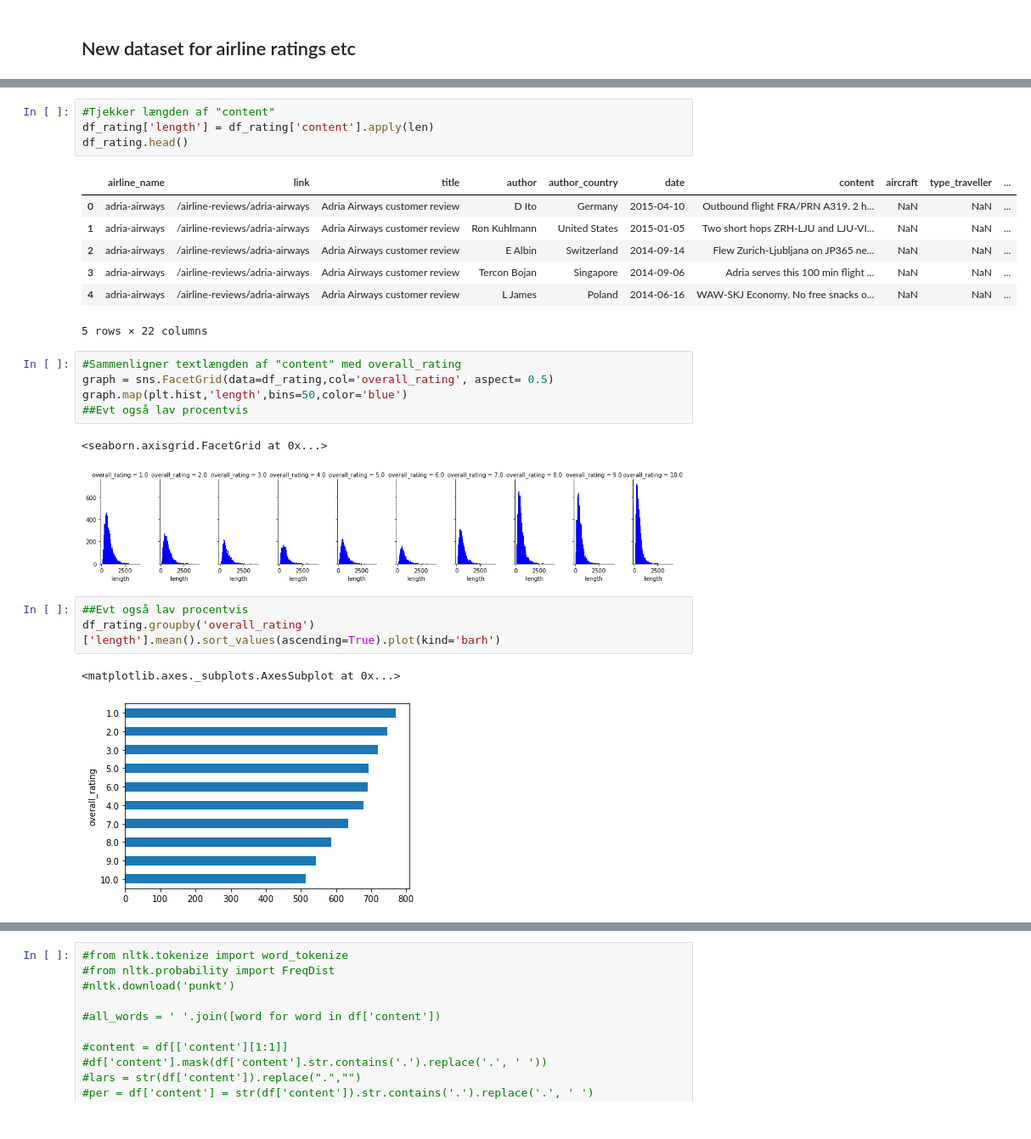
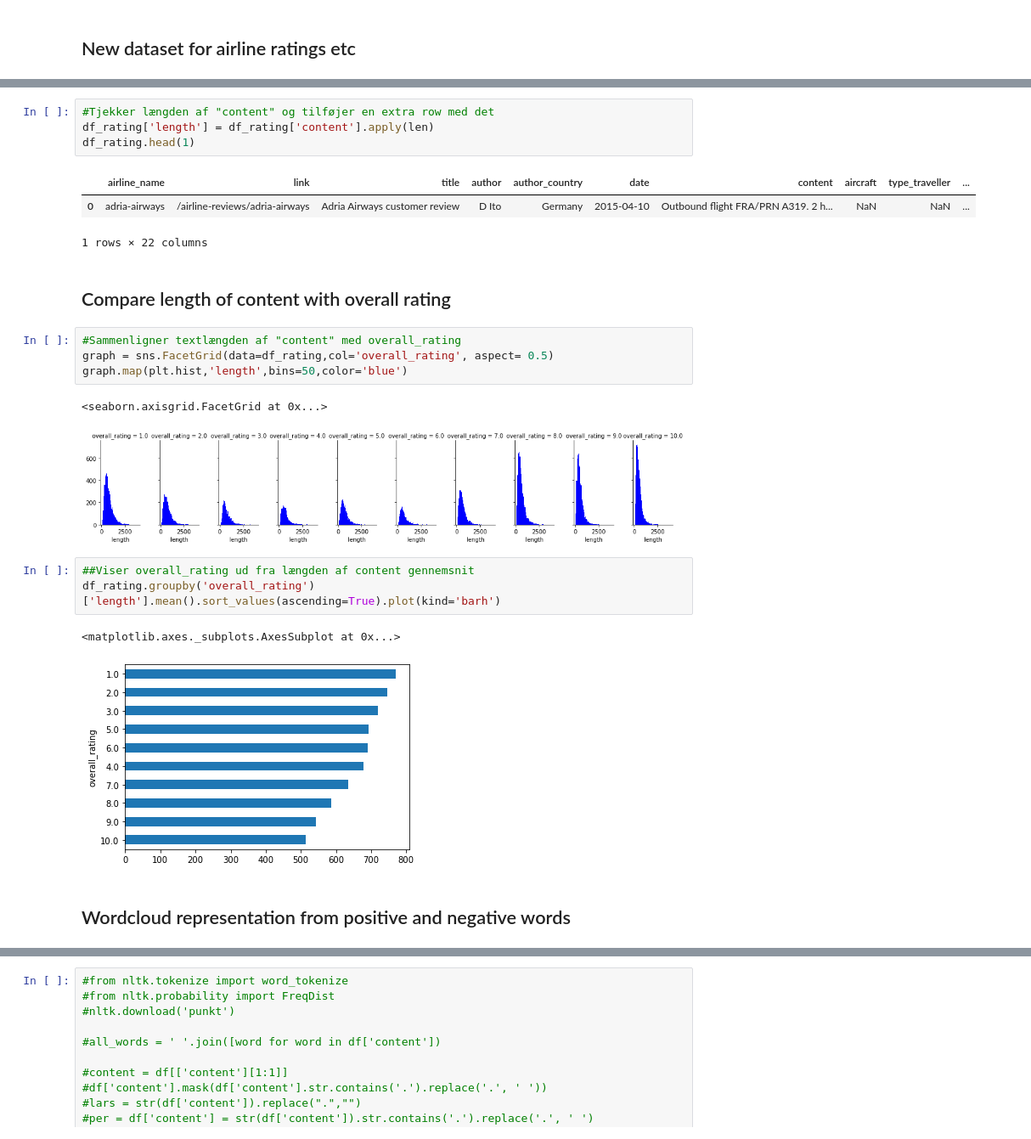
Before and after one commit to cphB-A4/Python-exam-project, a Jupyter notebook: Kayak - Cypern - 1 month.ipynb, the cells around one changed output, grey strips where cells are left out. Shown at 85% size. Cells and saved outputs as stored; diff of their text form.

```diff
--- a/Kayak - Cypern - 1 month.ipynb
+++ b/Kayak - Cypern - 1 month.ipynb
@@ -439,26 +418,25 @@ See the caveats in the documentation: https://pandas.pydata.org/pandas-docs/stab
 # %%
-#Tjekker længden af "content"
+#Tjekker længden af "content" og tilføjer en extra row med det
 df_rating['length'] = df_rating['content'].apply(len)
-df_rating.head()
+df_rating.head(1)
 # %% [output]
 |  | airline_name | link | title | author | author_country | date | content | aircraft | type_traveller | ... |
 | 0 | adria-airways | /airline-reviews/adria-airways | Adria Airways customer review | D Ito | Germany | 2015-04-10 | Outbound flight FRA/PRN A319. 2 h... | NaN | NaN | ... |
-| 1 | adria-airways | /airline-reviews/adria-airways | Adria Airways customer review | Ron Kuhlmann | United States | 2015-01-05 | Two short hops ZRH-LJU and LJU-VI... | NaN | NaN | ... |
-| 2 | adria-airways | /airline-reviews/adria-airways | Adria Airways customer review | E Albin | Switzerland | 2014-09-14 | Flew Zurich-Ljubljana on JP365 ne... | NaN | NaN | ... |
-| 3 | adria-airways | /airline-reviews/adria-airways | Adria Airways customer review | Tercon Bojan | Singapore | 2014-09-06 | Adria serves this 100 min flight ... | NaN | NaN | ... |
-| 4 | adria-airways | /airline-reviews/adria-airways | Adria Airways customer review | L James | Poland | 2014-06-16 | WAW-SKJ Economy. No free snacks o... | NaN | NaN | ... |
-5 rows × 22 columns
+1 rows × 22 columns
+# %% [markdown]
+## Compare length of  content with overall rating
 # %%
 #Sammenligner textlængden af "content" med overall_rating
 graph = sns.FacetGrid(data=df_rating,col='overall_rating', aspect= 0.5)
 graph.map(plt.hist,'length',bins=50,color='blue')
-##Evt også lav procentvis
 # %% [output]
 <seaborn.axisgrid.FacetGrid at 0x...>
 [figure]
 # %%
-##Evt også lav procentvis
+##Viser overall_rating ud fra længden af content gennemsnit
 df_rating.groupby('overall_rating')['length'].mean().sort_values(ascending=True).plot(kind='barh')
 # %% [output]
 <matplotlib.axes._subplots.AxesSubplot at 0x...>
 [figure]
+# %% [markdown]
+## Wordcloud representation from positive and negative words
```
Also changed, not shown: parts of 43 cells of this notebook.
